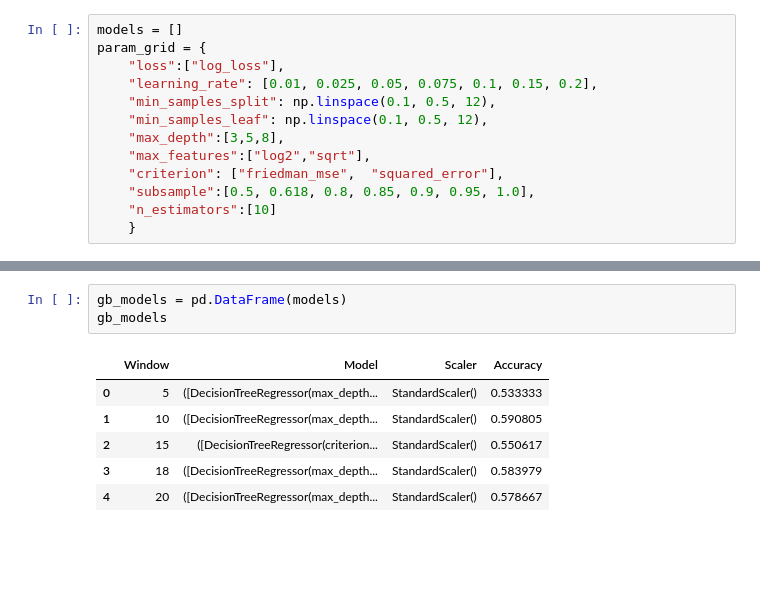
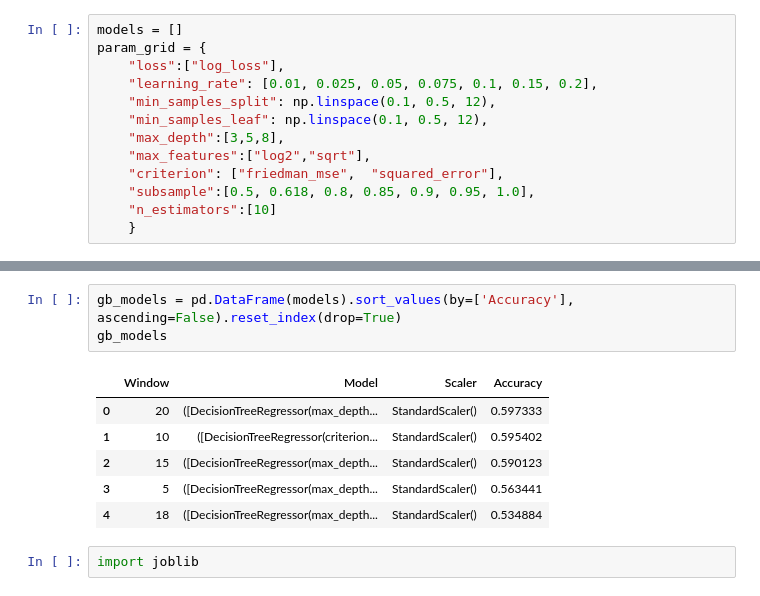
Before and after one commit to marioutiel/TFG, a Jupyter notebook: TemporalModels/GradientBoosting.ipynb, the cells around one changed output, grey strips where cells are left out. Cells and saved outputs as stored; diff of their text form; blank space fills up the shorter version.

```diff
--- a/TemporalModels/GradientBoosting.ipynb
+++ b/TemporalModels/GradientBoosting.ipynb
@@ -66,11 +66,13 @@ Confusion Matrix:
 ============================================================
+# %%
+gb_models = pd.DataFrame(models).sort_values(by=['Accuracy'], ascending=False).reset_index(drop=True)
+gb_models
+# %% [output]
+|  | Window | Model | Scaler | Accuracy |
+| 0 | 20 | ([DecisionTreeRegressor(max_depth... | StandardScaler() | 0.597333 |
+| 1 | 10 | ([DecisionTreeRegressor(criterion... | StandardScaler() | 0.595402 |
+| 2 | 15 | ([DecisionTreeRegressor(max_depth... | StandardScaler() | 0.590123 |
+| 3 | 5 | ([DecisionTreeRegressor(max_depth... | StandardScaler() | 0.563441 |
+| 4 | 18 | ([DecisionTreeRegressor(max_depth... | StandardScaler() | 0.534884 |
 # %%
-gb_models = pd.DataFrame(models)
-gb_models
+import joblib
-# %% [output]
-|  | Window | Model | Scaler | Accuracy |
-| 0 | 5 | ([DecisionTreeRegressor(max_depth... | StandardScaler() | 0.533333 |
-| 1 | 10 | ([DecisionTreeRegressor(max_depth... | StandardScaler() | 0.590805 |
-| 2 | 15 | ([DecisionTreeRegressor(criterion... | StandardScaler() | 0.550617 |
-| 3 | 18 | ([DecisionTreeRegressor(max_depth... | StandardScaler() | 0.583979 |
-| 4 | 20 | ([DecisionTreeRegressor(max_depth... | StandardScaler() | 0.578667 |
```
Also changed, not shown: parts of 3 cells of this notebook, 15 other files.
